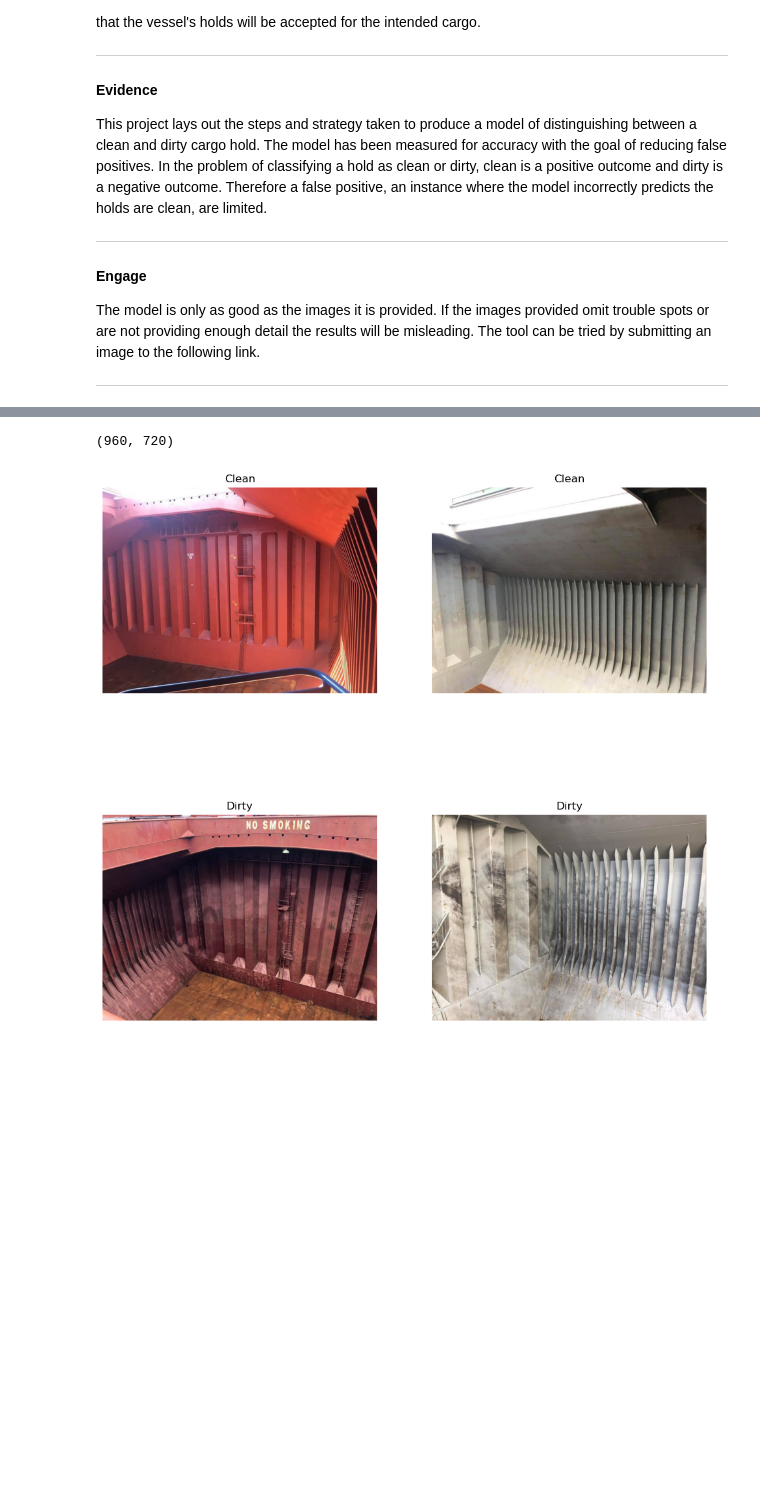
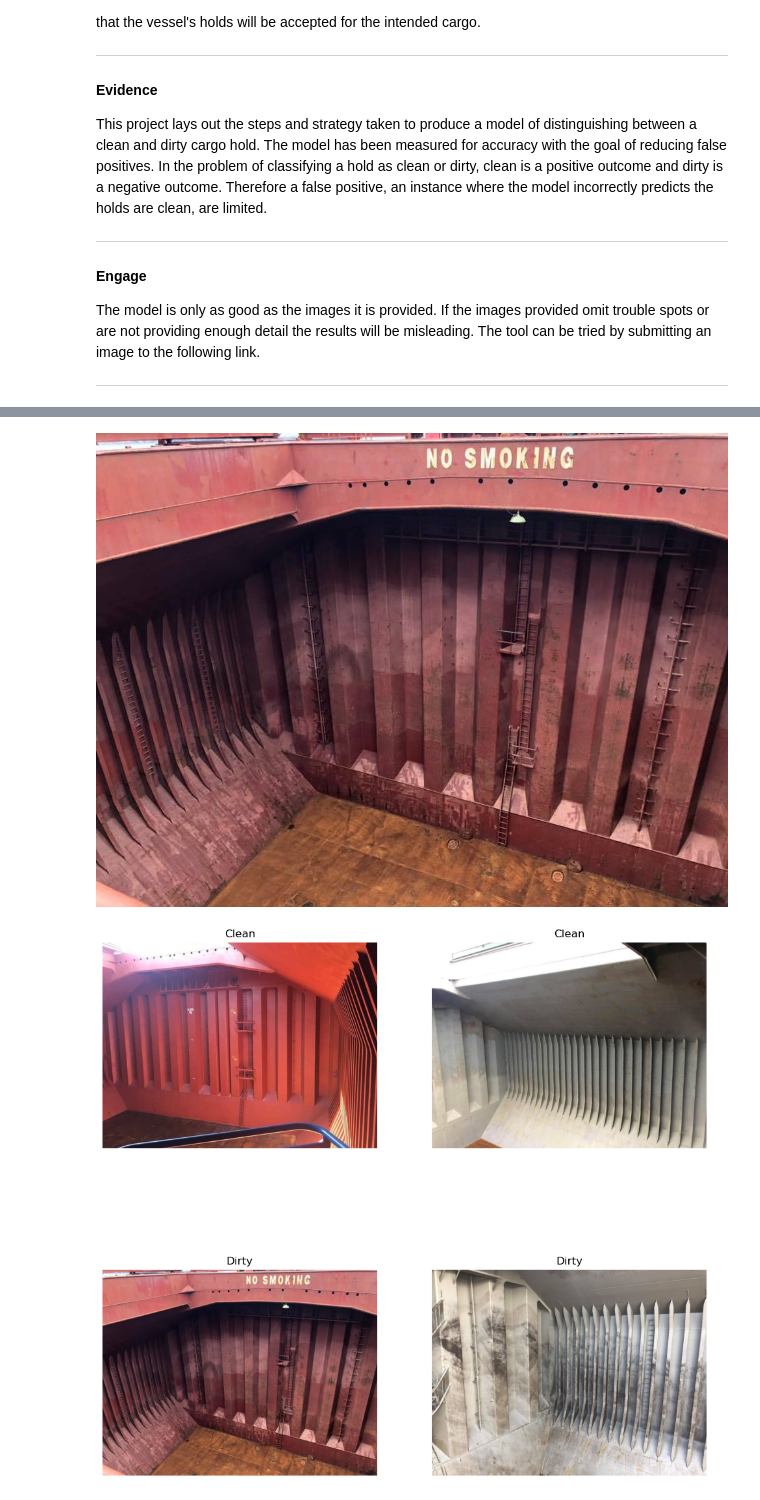
Before and after one commit to oshepad/cargo-holds-image-classification, a Jupyter notebook: code/01_Data.ipynb, the cells around one changed output, grey strips where cells are left out. Saved outputs shown, nothing was run; the diff lists cells and outputs as text; code cells hidden in the pictures; blank space fills up the shorter version.

```diff
--- a/code/01_Data.ipynb
+++ b/code/01_Data.ipynb
@@ -86,7 +112,8 @@ clean2 = load_img('../data/classified/clean/48418327_2026951410685444_6927397904
 # %%
 # Review dirty cargo hold image
 dirty1 = load_img('../data/classified/dirty/46492613_1983209318392987_2701285471404687360_n.jpg')
 dirty2 = load_img('../data/classified/dirty/46491446_1983209548392964_3471892652591415296_n.jpg')
+dirty1
 # %% [output]
-(960, 720)
+[figure, added]
 # %%
```
Also changed, not shown: parts of 20 cells of this notebook, 2 other files.
